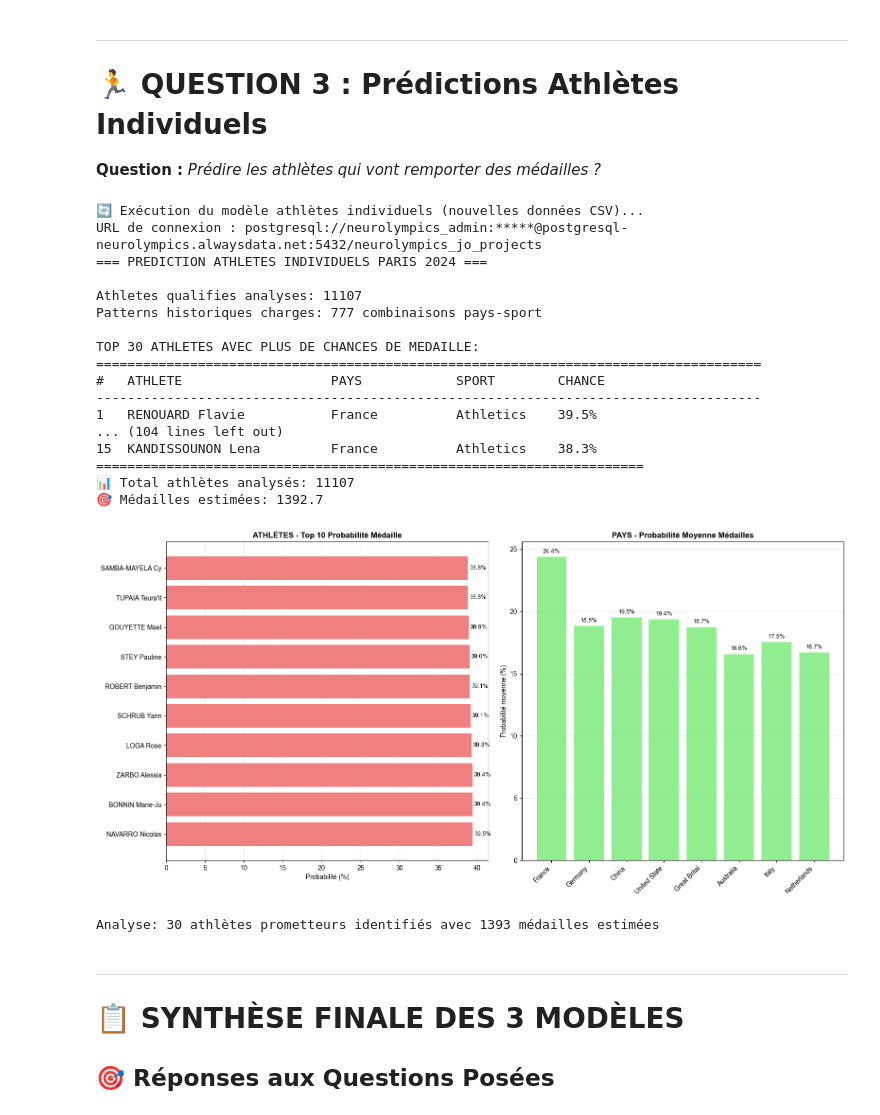
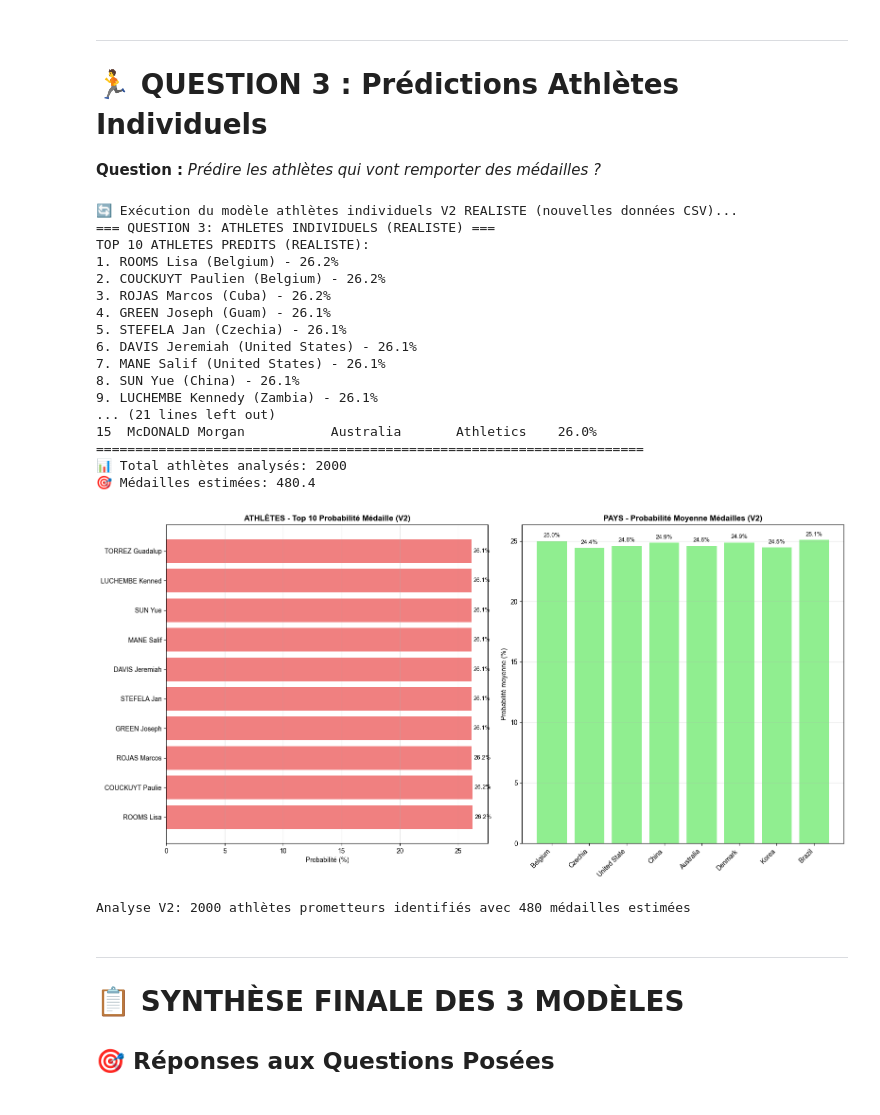
Before and after one commit to Calamia92/Neurolympics, a Jupyter notebook: notebooks/01_predictions_olympics_2024.ipynb, the cells around one changed output. Drawn from its saved outputs; the diff is of its cells as text; code cells hidden in the pictures.

```diff
--- a/notebooks/01_predictions_olympics_2024.ipynb
+++ b/notebooks/01_predictions_olympics_2024.ipynb
@@ -241,12 +247,12 @@ TOP 15 PAYS HISTORIQUES:
 fig, (ax1, ax2) = plt.subplots(2, 1, figsize=(15, 12))
 
 # Graphique 1: Top 10 pays (total médailles)
-top_10 = countries_results['top_25_predictions'][:10]
+top_10 = countries_results[:10]
 countries_names = [c['country'][:15] for c in top_10]
 countries_totals = [c['predicted_total'] for c in top_10]
 
 bars1 = ax1.barh(countries_names, countries_totals, color='skyblue')
-ax1.set_title('MONDE - Top 10 Pays Total Médailles Prédites Paris 2024', fontsize=14, fontweight='bold')
+ax1.set_title('MONDE - Top 10 Pays Total Médailles Prédites Paris 2024 (V2)', fontsize=14, fontweight='bold')
 ax1.set_xlabel('Nombre de médailles')
 ax1.grid(axis='x', alpha=0.3)
 
@@ -275,5 +281,5 @@ for i, bar in enumerate(bars2):
 plt.tight_layout()
 plt.show()
 
-print(f"Analyse: {countries_results['top_25_predictions'][0]['country']} domine avec {countries_results['top_25_predictions'][0]['predicted_total']} médailles prédites")
+print(f"Analyse V2: {countries_results[0]['country']} domine avec {countries_results[0]['predicted_total']} médailles prédites")
 # %% [output]
@@ -286,19 +292,18 @@ Analyse: United States of America domine avec 1040 médailles prédites
 
 **Question :** *Prédire les athlètes qui vont remporter des médailles ?*
 # %%
-# Exécution Modèle Athlètes avec nouvelles données
-print("🔄 Exécution du modèle athlètes individuels (nouvelles données CSV)...")
-athletes_predictor = IndividualAthletesPredictor()
-athletes_results = athletes_predictor.predict_individual_medalists_2024()
+# Exécution Modèle Athlètes V2 REALISTE avec nouvelles données
+print("🔄 Exécution du modèle athlètes individuels V2 REALISTE (nouvelles données CSV)...")
+athletes_results = predictor.predict_individual_athletes_realistic()
 
 # Affichage Top 15
 print("\n" + "="*70)
-print("🏆 TOP 15 ATHLÈTES AVEC PLUS DE CHANCES DE MÉDAILLE")
+print("🏆 TOP 15 ATHLÈTES AVEC PLUS DE CHANCES DE MÉDAILLE (V2 REALISTE)")
 print("="*70)
 print(f"{'#':<3} {'ATHLÈTE':<25} {'PAYS':<15} {'SPORT':<12} {'CHANCE':<8}")
 print("-"*70)
 
-for i, athlete in enumerate(athletes_results['top_30_athletes'][:15], 1):
+for i, athlete in enumerate(athletes_results[:15], 1):
     name = athlete['name'][:24]
     country = athlete['country'][:14]
     sport = athlete['sport'][:11]
@@ -307,74 +312,82 @@ for i, athlete in enumerate(athletes_results['top_30_athletes'][:15], 1):
     print(f"{i:<3} {name:<25} {country:<15} {sport:<12} {chance:<8}")
 
 print("="*70)
-print(f"📊 Total athlètes analysés: {len(athletes_results['all_predictions'])}")
-print(f"🎯 Médailles estimées: {athletes_results['total_expected_medals']:.1f}")
+print(f"📊 Total athlètes analysés: {len(athletes_results)}")
+print(f"🎯 Médailles estimées: {sum(a['medal_probability'] for a in athletes_results):.1f}")
 # %% [output]
-🔄 Exécution du modèle athlètes individuels (nouvelles données CSV)...
-URL de connexion : postgresql://neurolympics_admin:*****@postgresql-neurolympics.alwaysdata.net:5432/neurolympics_jo_projects
-=== PREDICTION ATHLETES INDIVIDUELS PARIS 2024 ===
-
-Athletes qualifies analyses: 11107
-Patterns historiques charges: 777 combinaisons pays-sport
-
-TOP 30 ATHLETES AVEC PLUS DE CHANCES DE MEDAILLE:
-=====================================================================================
-#   ATHLETE                   PAYS            SPORT        CHANCE
--------------------------------------------------------------------------------------
-1   RENOUARD Flavie           France          Athletics    39.5%
-... (104 lines left out)
-15  KANDISSOUNON Lena         France          Athletics    38.3%
+🔄 Exécution du modèle athlètes individuels V2 REALISTE (nouvelles données CSV)...
+=== QUESTION 3: ATHLETES INDIVIDUELS (REALISTE) ===
+TOP 10 ATHLETES PREDITS (REALISTE):
+1. ROOMS Lisa (Belgium) - 26.2%
+2. COUCKUYT Paulien (Belgium) - 26.2%
+3. ROJAS Marcos (Cuba) - 26.2%
+4. GREEN Joseph (Guam) - 26.1%
+5. STEFELA Jan (Czechia) - 26.1%
+6. DAVIS Jeremiah (United States) - 26.1%
+7. MANE Salif (United States) - 26.1%
+8. SUN Yue (China) - 26.1%
+9. LUCHEMBE Kennedy (Zambia) - 26.1%
+... (21 lines left out)
+15  McDONALD Morgan           Australia       Athletics    26.0%
 ======================================================================
-📊 Total athlètes analysés: 11107
-🎯 Médailles estimées: 1392.7
+📊 Total athlètes analysés: 2000
+🎯 Médailles estimées: 480.4
 # %%
 # Visualisation athlètes individuels
 fig, (ax1, ax2) = plt.subplots(1, 2, figsize=(16, 8))
 
 # Graphique 1: Top 10 athlètes
-top_10_athletes = athletes_results['top_30_athletes'][:10]
+top_10_athletes = athletes_results[:10]
 athlete_names = [a['name'][:15] for a in top_10_athletes]
 athlete_chances = [a['medal_probability_pct'] for a in top_10_athletes]
 
 bars1 = ax1.barh(athlete_names, athlete_chances, color='lightcoral')
-ax1.set_title('ATHLÈTES - Top 10 Probabilité Médaille', fontsize=12, fontweight='bold')
+ax1.set_title('ATHLÈTES - Top 10 Probabilité Médaille (V2)', fontsize=12, fontweight='bold')
 ax1.set_xlabel('Probabilité (%)')
 ax1.grid(axis='x', alpha=0.3)
 
 # Ajouter valeurs
 for bar in bars1:
     width = bar.get_width()
     ax1.text(width + 0.2, bar.get_y() + bar.get_height()/2,
              f'{width:.1f}%', ha='left', va='center', fontsize=9)
 
 # Graphique 2: Statistiques par pays
-country_stats = athletes_results['country_statistics']
+country_stats = {}
+for athlete in athletes_results:
+    country = athlete['country']
+    if country not in country_stats:
+        country_stats[country] = {'probs': [], 'count': 0}
+    country_stats[country]['probs'].append(athlete['medal_probability'])
+    country_stats[country]['count'] += 1
+
 # Filtrer pays avec au moins 10 athlètes
-top_countries_stats = [(k, v) for k, v in country_stats.items() if v['total_athletes'] >= 10][:8]
+top_countries_stats = [(k, {'avg_probability': sum(v['probs'])/len(v['probs']), 'total_athletes': v['count']})
+                      for k, v in country_stats.items() if v['count'] >= 10][:8]
 
 countries_names_stats = [c[0][:12] for c in top_countries_stats]
 avg_probabilities = [c[1]['avg_probability'] * 100 for c in top_countries_stats]
 
 bars2 = ax2.bar(range(len(countries_names_stats)), avg_probabilities, color='lightgreen')
-ax2.set_title('PAYS - Probabilité Moyenne Médailles', fontsize=12, fontweight='bold')
+ax2.set_title('PAYS - Probabilité Moyenne Médailles (V2)', fontsize=12, fontweight='bold')
 ax2.set_ylabel('Probabilité moyenne (%)')
 ax2.set_xticks(range(len(countries_names_stats)))
 ax2.set_xticklabels(countries_names_stats, rotation=45, ha='right')
 ax2.grid(axis='y', alpha=0.3)
 
 # Ajouter valeurs
 for i, bar in enumerate(bars2):
     height = bar.get_height()
     ax2.text(bar.get_x() + bar.get_width()/2., height + 0.2,
              f'{height:.1f}%', ha='center', va='bottom', fontsize=9)
 
 plt.tight_layout()
 plt.show()
 
-print(f"Analyse: {len(athletes_results['top_30_athletes'])} athlètes prometteurs identifiés avec {athletes_results['total_expected_medals']:.0f} médailles estimées")
+print(f"Analyse V2: {len(athletes_results)} athlètes prometteurs identifiés avec {sum(a['medal_probability'] for a in athletes_results):.0f} médailles estimées")
 # %% [output]
-[figure, old version]
+[figure, new version]
-Analyse: 30 athlètes prometteurs identifiés avec 1393 médailles estimées
+Analyse V2: 2000 athlètes prometteurs identifiés avec 480 médailles estimées
 # %% [markdown]
 ---
 
```
Also changed, not shown: parts of 8 cells of this notebook.
